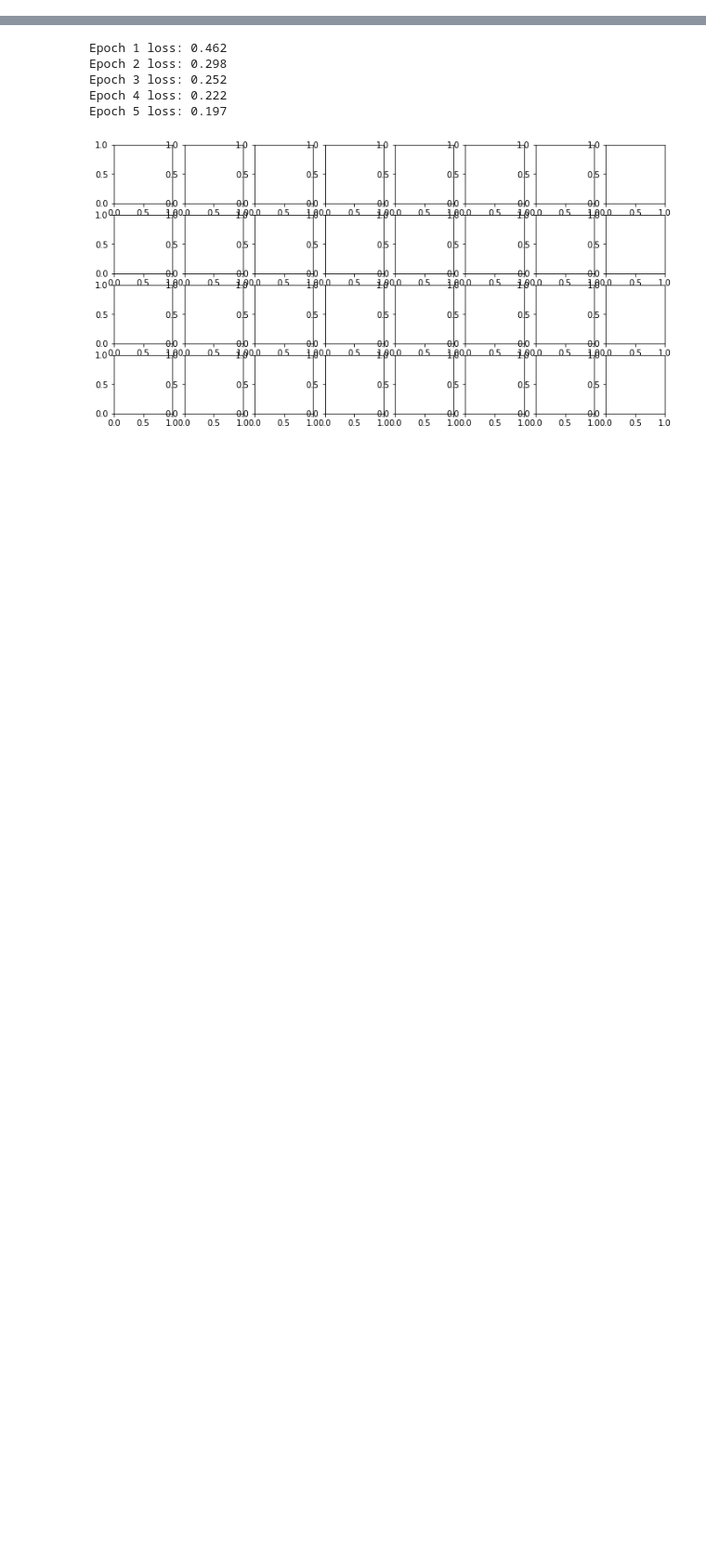
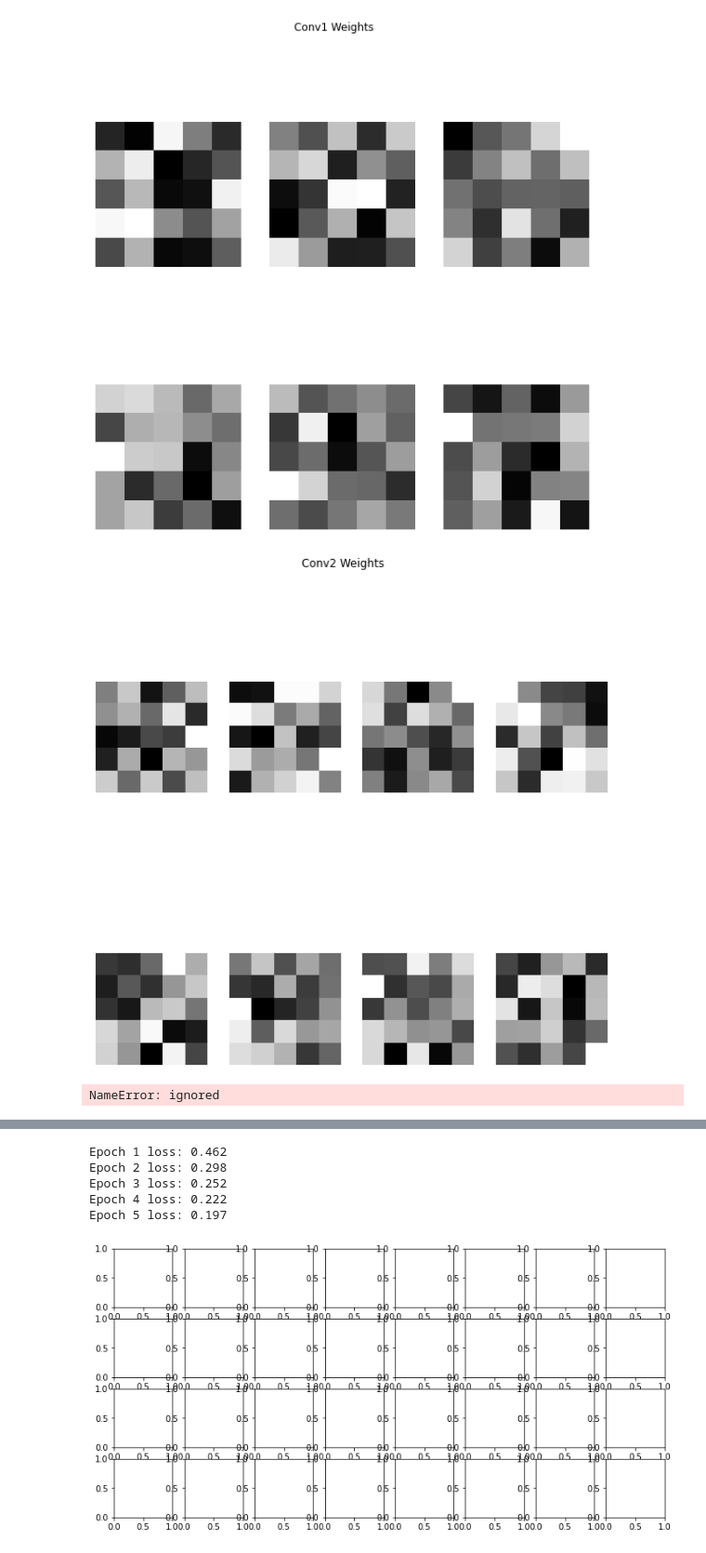
Before and after one commit to eriksali/DNN_2023_DL, a Jupyter notebook: a3_mnist_5x5_pass.ipynb, the cells around one changed output, grey strips where cells are left out. Shown at 93% size. Saved outputs shown, nothing was run; the diff lists cells and outputs as text; code cells hidden in the pictures; blank space fills up the shorter version.

```diff
--- a/a3_mnist_5x5_pass.ipynb
+++ b/a3_mnist_5x5_pass.ipynb
@@ -2,0 +656,28 @@
+# %%
+# Define the function to extract and visualize the weights of the filters
+def visualize_filters(net):
+    conv1_weights = net.conv1.weight.detach().cpu().numpy()
+    conv2_weights = net.conv2.weight.detach().cpu().numpy()
+
+    fig, axs = plt.subplots(2, 3, figsize=(10,10))
+    fig.suptitle('Conv1 Weights')
+    for i in range(2):
+        for j in range(3):
+            axs[i, j].imshow(conv1_weights[i*3+j][0], cmap='gray')
+            axs[i, j].axis('off')
+
+    fig, axs = plt.subplots(2, 4, figsize=(10,10))
+    fig.suptitle('Conv2 Weights')
+    for i in range(2):
+        for j in range(4):
+            axs[i, j].imshow(conv2_weights[i*4+j][0], cmap='gray')
+            axs[i, j].axis('off')
+
+visualize_filters(net)
+# %% [output]
+[figure, added]
+[figure, added]
+# %%
+visualize_filters(net)
+# %% [output]
+NameError: ignored
```
Also changed, not shown: parts of 12 cells of this notebook.
